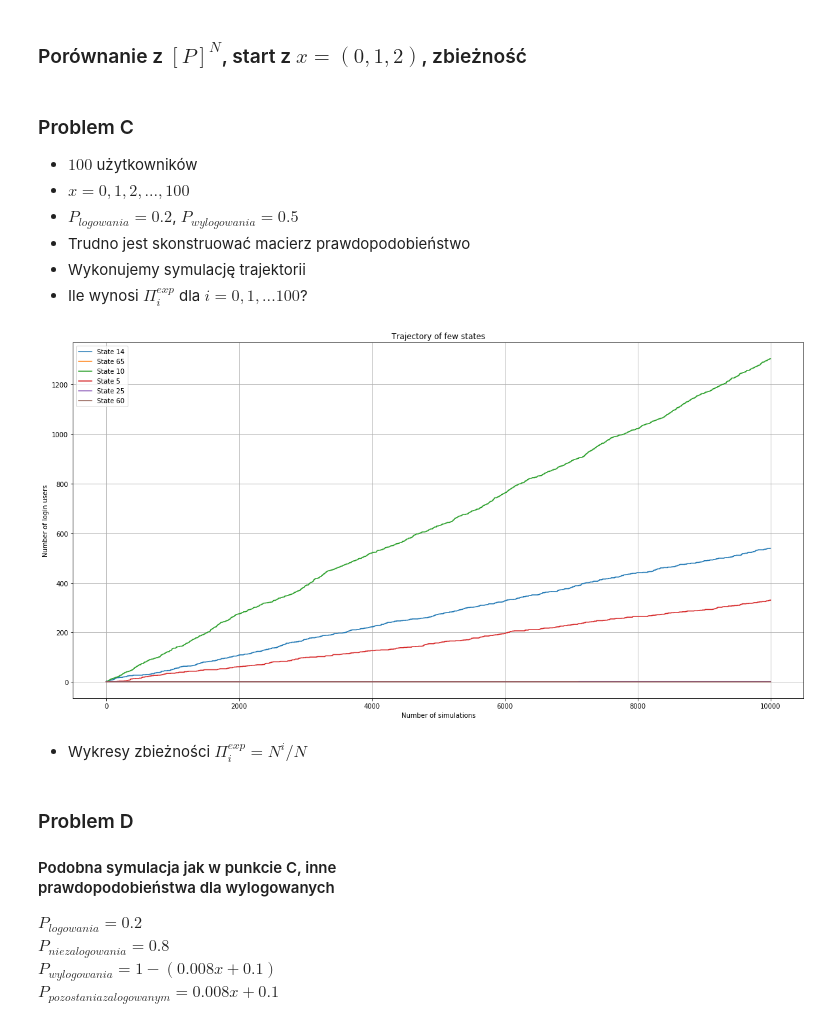
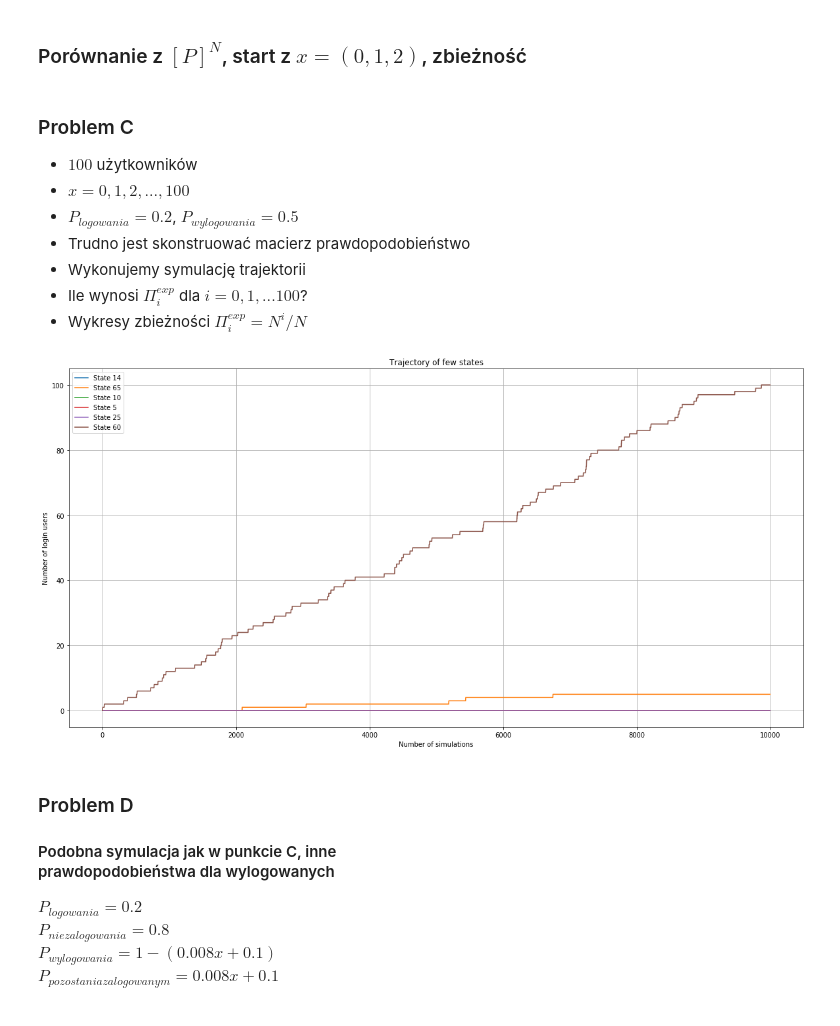
Before and after one commit to pajelonek/Statistical_Methods, a Jupyter notebook: Statystyka_2.ipynb, the cells around one changed output. Cells and saved outputs as stored; diff of their text form; code cells hidden in the pictures.

```diff
--- a/Statystyka_2.ipynb
+++ b/Statystyka_2.ipynb
@@ -211,6 +211,7 @@ Node 2 to theory: 0.0011673469387752655
 - Trudno jest skonstruować macierz prawdopodobieństwo
 - Wykonujemy symulację trajektorii
 - Ile wynosi $\Pi^{exp}_{i}$ dla $i=0,1,...100$?
+- Wykresy zbieżności $\Pi^{exp}_{i}=N^{i}/N$
 # %%
 def calculate_new_state(user_state, prob_login, prob_logout, random):
     if not user_state:
@@ -239,37 +240,35 @@ def create_frequency(results, state):
 # %%
 n_users = 100
 users = [False] * n_users
 prob_login = 0.2
 prob_logout = 0.5
 N = 10000
 results = []
 for n in range(N):
     results.append(simulate_markov_frequency2(users, prob_login, prob_logout, n_users))
 
-y1 = create_frequency(y, 14)
-y2 = create_frequency(y, 65)
-y3 = create_frequency(y, 10)
-y4 = create_frequency(y, 5)
-y5 = create_frequency(y, 25)
-y6 = create_frequency(y, 60)
+y1 = create_frequency(results, 14)
+y2 = create_frequency(results, 65)
+y3 = create_frequency(results, 10)
+y4 = create_frequency(results, 5)
+y5 = create_frequency(results, 25)
+y6 = create_frequency(results, 60)
 plt.plot(y1, label='State 14')
 plt.plot(y2, label='State 65')
 plt.plot(y3, label='State 10')
 plt.plot(y4, label='State 5')
 plt.plot(y5, label='State 25')
 plt.plot(y6, label='State 60')
 plt.grid()
 plt.title('Trajectory of few states')
 plt.xlabel('Number of simulations')
 plt.ylabel('Number of login users')
 plt.rcParams["figure.figsize"]=(20, 10)
 plt.legend(loc='best')
 
 plt.show()
 # %% [output]
-[figure, old version]
+[figure, new version]
-# %% [markdown]
-- Wykresy zbieżności $\Pi^{exp}_{i}=N^{i}/N$
 # %% [markdown]
 ### Problem D
 #### Podobna symulacja jak w punkcie C, inne <br> prawdopodobieństwa dla wylogowanych
```
Also changed, not shown: parts of 3 cells of this notebook.
